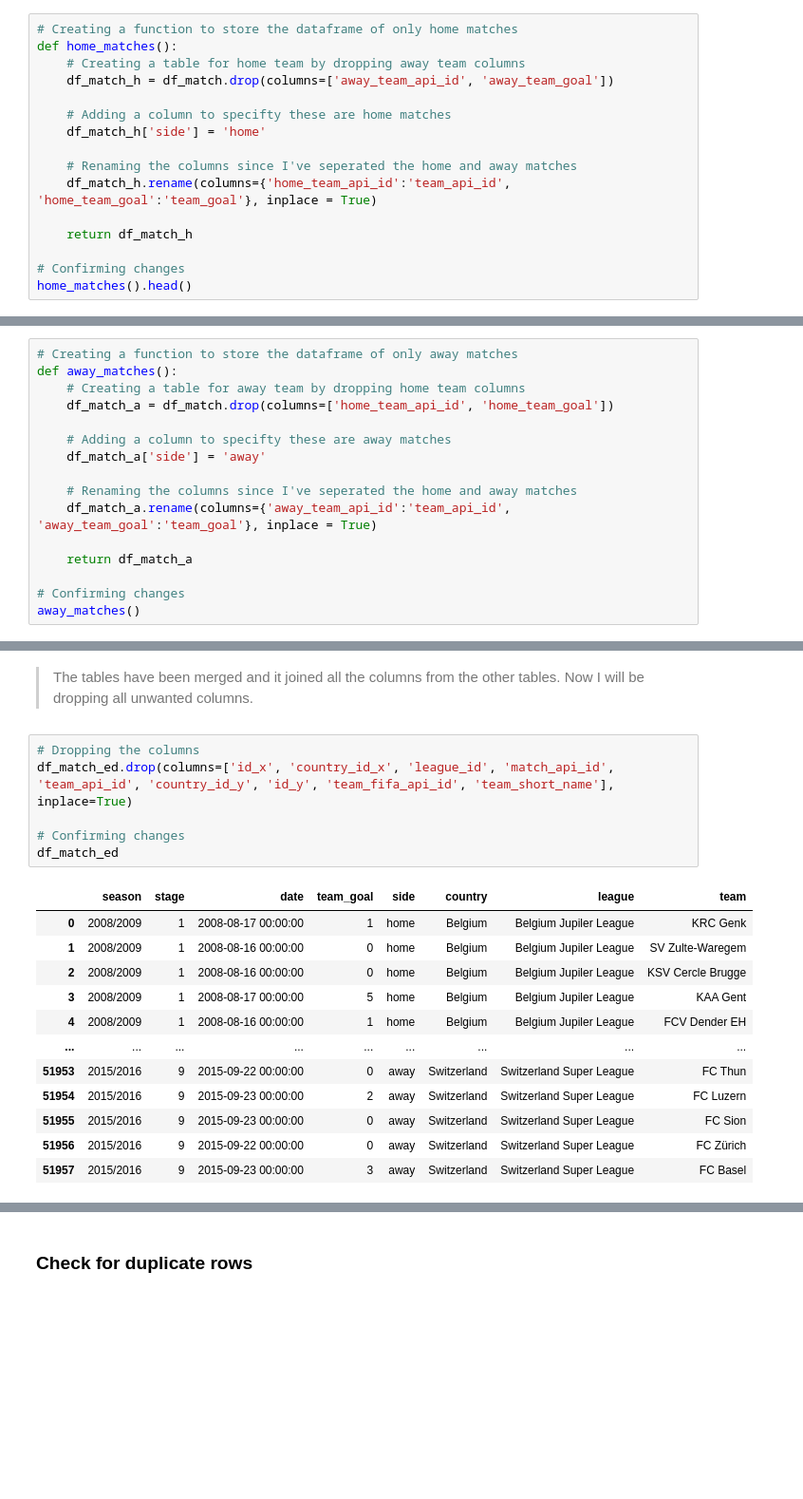
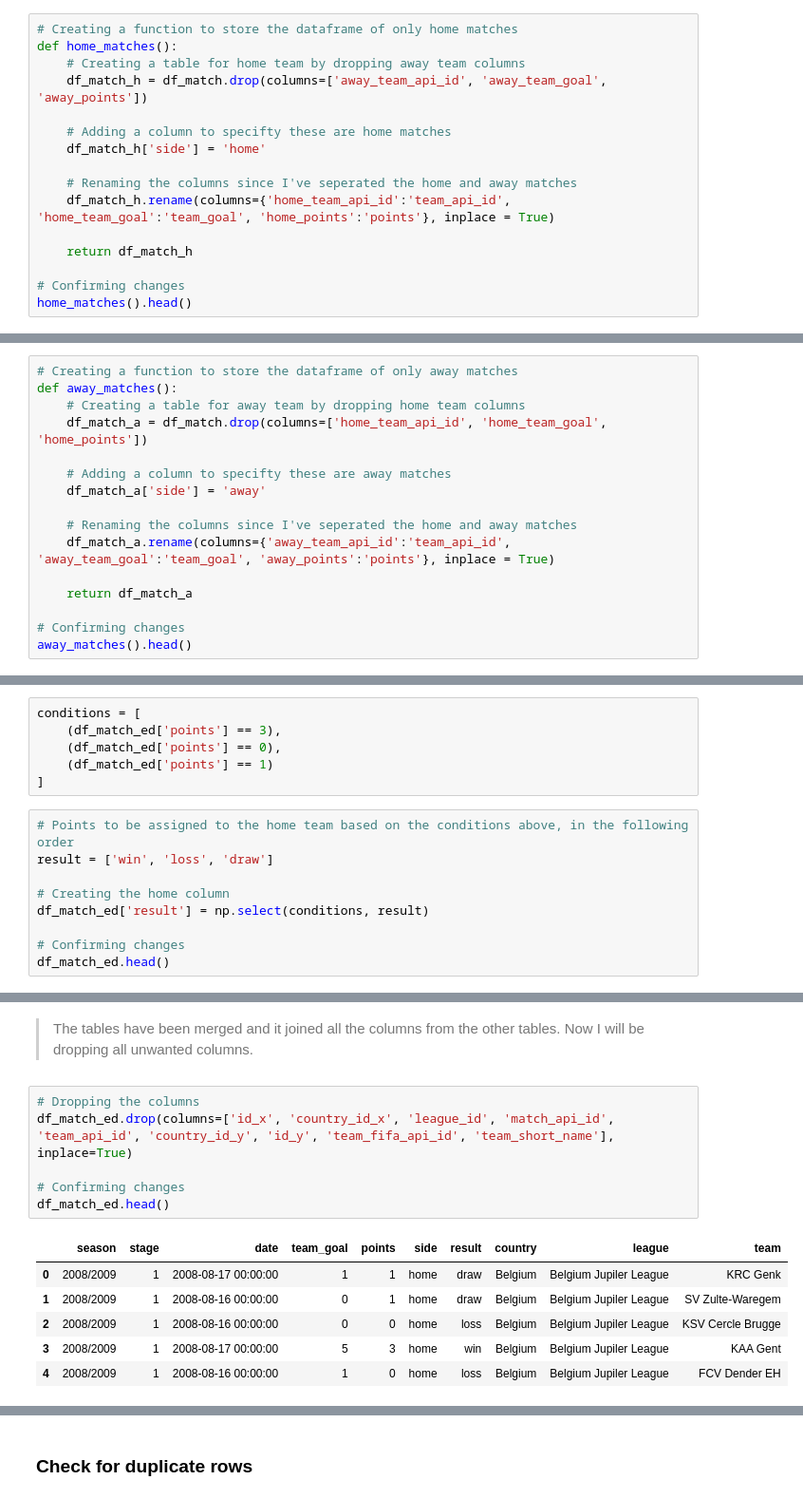
Before and after one commit to Cofucan/football_data_analysis, a Jupyter notebook: football_analysis.ipynb, the cells around one changed output, grey strips where cells are left out. Shown at 95% size. Drawn from its saved outputs; the diff is of its cells as text; blank space fills up the shorter version.

```diff
--- a/football_analysis.ipynb
+++ b/football_analysis.ipynb
@@ -155,13 +206,13 @@ df_match.head()
 # Creating a function to store the dataframe of only home matches
 def home_matches():
     # Creating a table for home team by dropping away team columns
-    df_match_h = df_match.drop(columns=['away_team_api_id', 'away_team_goal'])
+    df_match_h = df_match.drop(columns=['away_team_api_id', 'away_team_goal', 'away_points'])
 
     # Adding a column to specifty these are home matches
     df_match_h['side'] = 'home'
 
     # Renaming the columns since I've seperated the home and away matches
-    df_match_h.rename(columns={'home_team_api_id':'team_api_id', 'home_team_goal':'team_goal'}, inplace = True)
+    df_match_h.rename(columns={'home_team_api_id':'team_api_id', 'home_team_goal':'team_goal', 'home_points':'points'}, inplace = True)
 
     return df_match_h
 
@@ -178,18 +229,18 @@ home_matches().head()
 # Creating a function to store the dataframe of only away matches
 def away_matches():
     # Creating a table for away team by dropping home team columns
-    df_match_a = df_match.drop(columns=['home_team_api_id', 'home_team_goal'])
+    df_match_a = df_match.drop(columns=['home_team_api_id', 'home_team_goal', 'home_points'])
 
     # Adding a column to specifty these are away matches
     df_match_a['side'] = 'away'
 
     # Renaming the columns since I've seperated the home and away matches
-    df_match_a.rename(columns={'away_team_api_id':'team_api_id', 'away_team_goal':'team_goal'}, inplace = True)
+    df_match_a.rename(columns={'away_team_api_id':'team_api_id', 'away_team_goal':'team_goal', 'away_points':'points'}, inplace = True)
 
     return df_match_a
 
 # Confirming changes
-away_matches()
+away_matches().head()
 # %% [output]
 |  | id | country_id | league_id | season | stage | date | match_api_id | team_api_id | team_goal | ... |
 | 0 | 1 | 1 | 1 | 2008/2009 | 1 | 2008-08-17 00:00:00 | 492473 | 9993 | 1 | ... |
@@ -221,0 +269,15 @@ df_match_ed.head()
+# %%
+conditions = [
+    (df_match_ed['points'] == 3),
+    (df_match_ed['points'] == 0),
+    (df_match_ed['points'] == 1)
+]
+# %%
+# Points to be assigned to the home team based on the conditions above, in the following order
+result = ['win', 'loss', 'draw']
+
+# Creating the home column
+df_match_ed['result'] = np.select(conditions, result)
+
+# Confirming changes
+df_match_ed.head()
@@ -350,19 +412,13 @@ df_match_ed.head()
 # %%
 # Dropping the columns
 df_match_ed.drop(columns=['id_x', 'country_id_x', 'league_id', 'match_api_id', 'team_api_id', 'country_id_y', 'id_y', 'team_fifa_api_id', 'team_short_name'], inplace=True)
 
 # Confirming changes
-df_match_ed
+df_match_ed.head()
 # %% [output]
-|  | season | stage | date | team_goal | side | country | league | team |
-| 0 | 2008/2009 | 1 | 2008-08-17 00:00:00 | 1 | home | Belgium | Belgium Jupiler League | KRC Genk |
-| 1 | 2008/2009 | 1 | 2008-08-16 00:00:00 | 0 | home | Belgium | Belgium Jupiler League | SV Zulte-Waregem |
-| 2 | 2008/2009 | 1 | 2008-08-16 00:00:00 | 0 | home | Belgium | Belgium Jupiler League | KSV Cercle Brugge |
-| 3 | 2008/2009 | 1 | 2008-08-17 00:00:00 | 5 | home | Belgium | Belgium Jupiler League | KAA Gent |
-| 4 | 2008/2009 | 1 | 2008-08-16 00:00:00 | 1 | home | Belgium | Belgium Jupiler League | FCV Dender EH |
-| ... | ... | ... | ... | ... | ... | ... | ... | ... |
-| 51953 | 2015/2016 | 9 | 2015-09-22 00:00:00 | 0 | away | Switzerland | Switzerland Super League | FC Thun |
-| 51954 | 2015/2016 | 9 | 2015-09-23 00:00:00 | 2 | away | Switzerland | Switzerland Super League | FC Luzern |
-| 51955 | 2015/2016 | 9 | 2015-09-23 00:00:00 | 0 | away | Switzerland | Switzerland Super League | FC Sion |
-| 51956 | 2015/2016 | 9 | 2015-09-22 00:00:00 | 0 | away | Switzerland | Switzerland Super League | FC Zürich |
-| 51957 | 2015/2016 | 9 | 2015-09-23 00:00:00 | 3 | away | Switzerland | Switzerland Super League | FC Basel |
+|  | season | stage | date | team_goal | points | side | result | country | league | team |
+| 0 | 2008/2009 | 1 | 2008-08-17 00:00:00 | 1 | 1 | home | draw | Belgium | Belgium Jupiler League | KRC Genk |
+| 1 | 2008/2009 | 1 | 2008-08-16 00:00:00 | 0 | 1 | home | draw | Belgium | Belgium Jupiler League | SV Zulte-Waregem |
+| 2 | 2008/2009 | 1 | 2008-08-16 00:00:00 | 0 | 0 | home | loss | Belgium | Belgium Jupiler League | KSV Cercle Brugge |
+| 3 | 2008/2009 | 1 | 2008-08-17 00:00:00 | 5 | 3 | home | win | Belgium | Belgium Jupiler League | KAA Gent |
+| 4 | 2008/2009 | 1 | 2008-08-16 00:00:00 | 1 | 0 | home | loss | Belgium | Belgium Jupiler League | FCV Dender EH |
```
Also changed, not shown: parts of 57 cells of this notebook.
